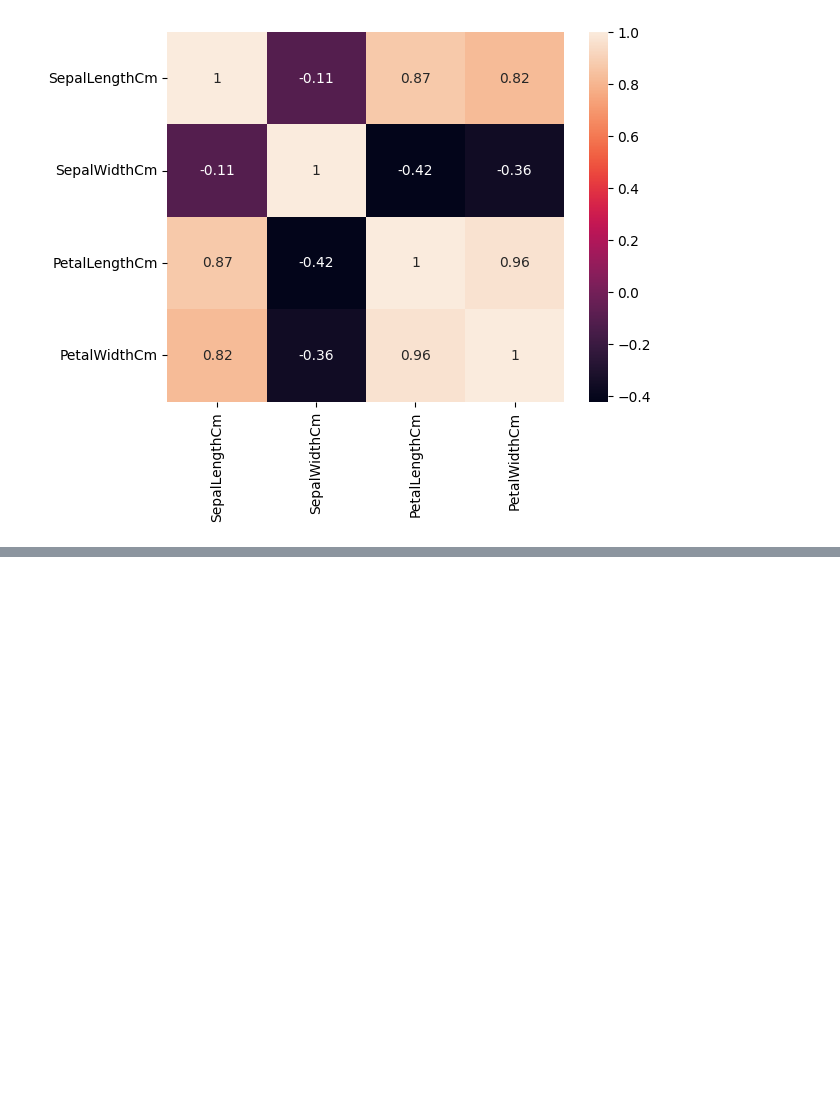
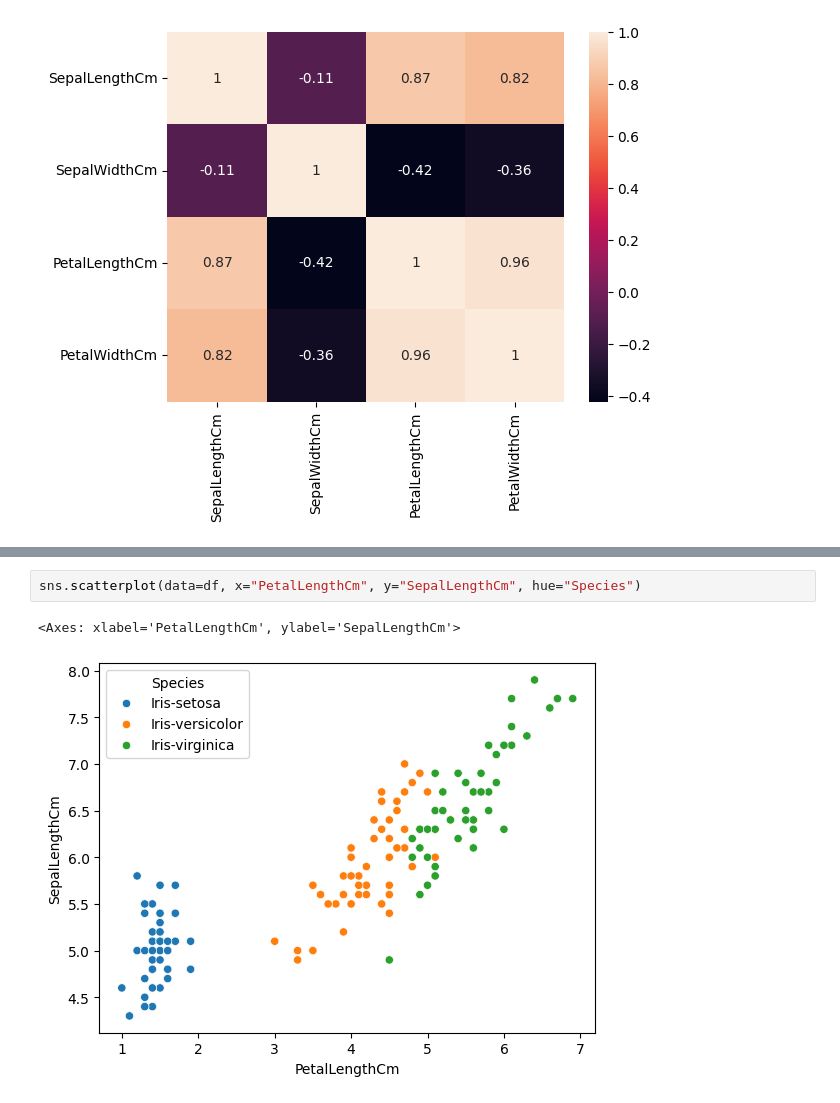
Before and after one commit to jckstllrd/ml-iris-eda, a Jupyter notebook: notebooks/iris_eda.ipynb, the cells around one changed output, grey strips where cells are left out. Cells and saved outputs as stored; diff of their text form; blank space fills up the shorter version.

```diff
--- a/notebooks/iris_eda.ipynb
+++ b/notebooks/iris_eda.ipynb
@@ -161,0 +171,5 @@ sns.heatmap(df_corr, annot=True)
+# %%
+sns.scatterplot(data=df, x="PetalLengthCm", y="SepalLengthCm", hue="Species")
+# %% [output]
+<Axes: xlabel='PetalLengthCm', ylabel='SepalLengthCm'>
+[figure, added]
```
Also changed, not shown: parts of 3 cells of this notebook, 1 other file.
